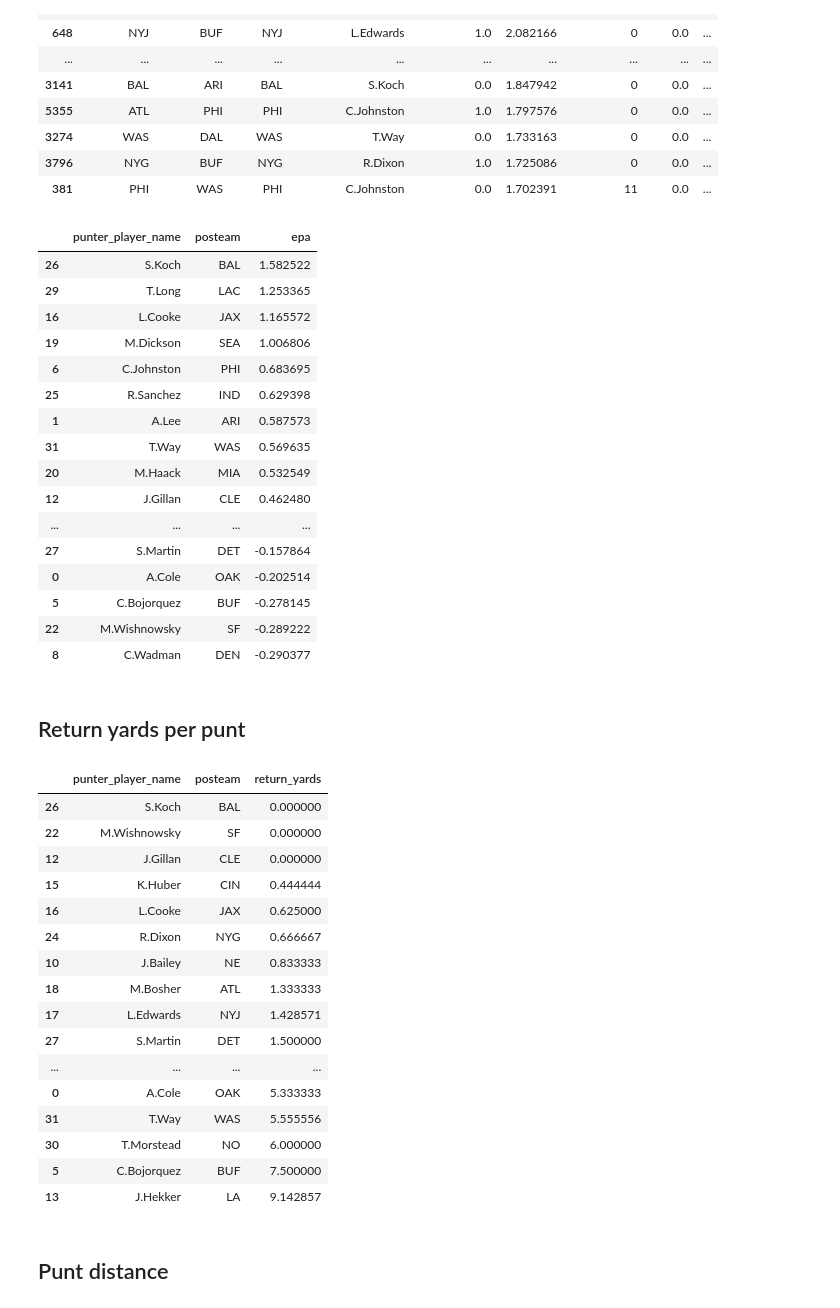
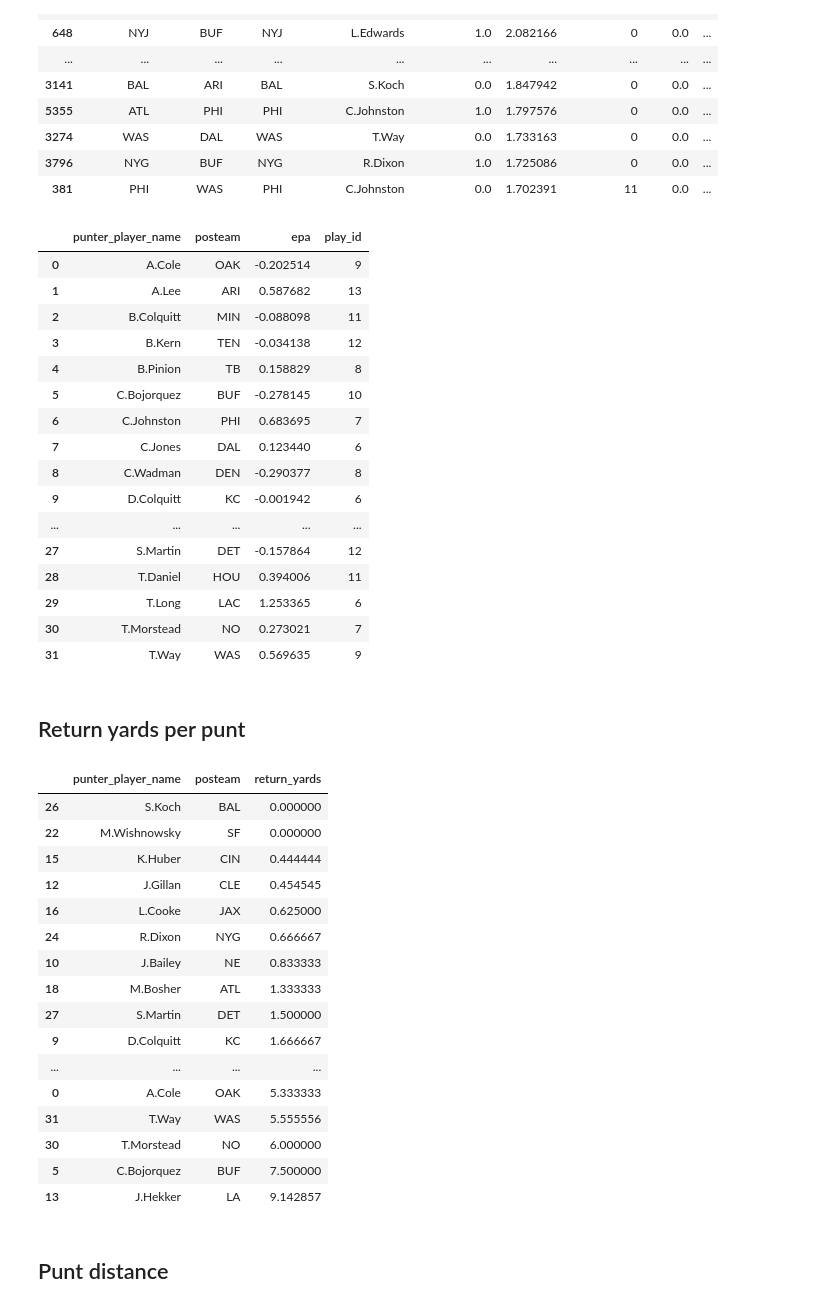
Before and after one commit to larsjaakko/nfl-notebooks, a Jupyter notebook: 2019/Punt EPA.ipynb, the cells around one changed output. Saved outputs shown, nothing was run; the diff lists cells and outputs as text; code cells hidden in the pictures.

```diff
--- a/2019/Punt EPA.ipynb
+++ b/2019/Punt EPA.ipynb
@@ -123,7 +124,7 @@ team_colors_gray = {
 # %% [markdown]
 ## Data
 # %%
-df = pd.read_csv("../data/pbp_2019.csv", low_memory=False)
+df = pd.read_csv("../data/reg_pbp_2019.csv", low_memory=False)
 # %% [markdown]
 ## EPA per punt
 # %%
@@ -160,25 +161,27 @@ df_punts = df[df['play_type'] == 'punt']
 | 3796 | NYG | BUF | NYG | R.Dixon | 1.0 | 1.725086 | 0 | 0.0 | ... |
 | 381 | PHI | WAS | PHI | C.Johnston | 0.0 | 1.702391 | 11 | 0.0 | ... |
 # %%
-df_punts.groupby(['punter_player_name', 'posteam'])['epa'].mean().reset_index().sort_values('epa', ascending=False)
+#df_punts.groupby(['punter_player_name', 'posteam'])['epa'].mean().reset_index().sort_values('epa', ascending=False)
+
+df_punts.groupby(['punter_player_name', 'posteam']).agg({'epa' : 'mean','play_id' : 'count'}).reset_index()
 # %% [output]
-|  | punter_player_name | posteam | epa |
-| 26 | S.Koch | BAL | 1.582522 |
-| 29 | T.Long | LAC | 1.253365 |
-| 16 | L.Cooke | JAX | 1.165572 |
-| 19 | M.Dickson | SEA | 1.006806 |
-| 6 | C.Johnston | PHI | 0.683695 |
-| 25 | R.Sanchez | IND | 0.629398 |
-| 1 | A.Lee | ARI | 0.587573 |
-| 31 | T.Way | WAS | 0.569635 |
-| 20 | M.Haack | MIA | 0.532549 |
-| 12 | J.Gillan | CLE | 0.462480 |
-| ... | ... | ... | ... |
-| 27 | S.Martin | DET | -0.157864 |
-| 0 | A.Cole | OAK | -0.202514 |
-| 5 | C.Bojorquez | BUF | -0.278145 |
-| 22 | M.Wishnowsky | SF | -0.289222 |
-| 8 | C.Wadman | DEN | -0.290377 |
+|  | punter_player_name | posteam | epa | play_id |
+| 0 | A.Cole | OAK | -0.202514 | 9 |
+| 1 | A.Lee | ARI | 0.587682 | 13 |
+| 2 | B.Colquitt | MIN | -0.088098 | 11 |
+| 3 | B.Kern | TEN | -0.034138 | 12 |
+| 4 | B.Pinion | TB | 0.158829 | 8 |
+| 5 | C.Bojorquez | BUF | -0.278145 | 10 |
+| 6 | C.Johnston | PHI | 0.683695 | 7 |
+| 7 | C.Jones | DAL | 0.123440 | 6 |
+| 8 | C.Wadman | DEN | -0.290377 | 8 |
+| 9 | D.Colquitt | KC | -0.001942 | 6 |
+| ... | ... | ... | ... | ... |
+| 27 | S.Martin | DET | -0.157864 | 12 |
+| 28 | T.Daniel | HOU | 0.394006 | 11 |
+| 29 | T.Long | LAC | 1.253365 | 6 |
+| 30 | T.Morstead | NO | 0.273021 | 7 |
+| 31 | T.Way | WAS | 0.569635 | 9 |
 # %% [markdown]
 ## Return yards per punt
 # %%
@@ -187,14 +190,14 @@ df_punts.groupby(['punter_player_name', 'posteam'])['return_yards'].mean().reset
 |  | punter_player_name | posteam | return_yards |
 | 26 | S.Koch | BAL | 0.000000 |
 | 22 | M.Wishnowsky | SF | 0.000000 |
-| 12 | J.Gillan | CLE | 0.000000 |
 | 15 | K.Huber | CIN | 0.444444 |
+| 12 | J.Gillan | CLE | 0.454545 |
 | 16 | L.Cooke | JAX | 0.625000 |
 | 24 | R.Dixon | NYG | 0.666667 |
 | 10 | J.Bailey | NE | 0.833333 |
 | 18 | M.Bosher | ATL | 1.333333 |
-| 17 | L.Edwards | NYJ | 1.428571 |
 | 27 | S.Martin | DET | 1.500000 |
+| 9 | D.Colquitt | KC | 1.666667 |
 | ... | ... | ... | ... |
 | 0 | A.Cole | OAK | 5.333333 |
 | 31 | T.Way | WAS | 5.555556 |
```
Also changed, not shown: parts of 4 cells of this notebook, 1 other file.
